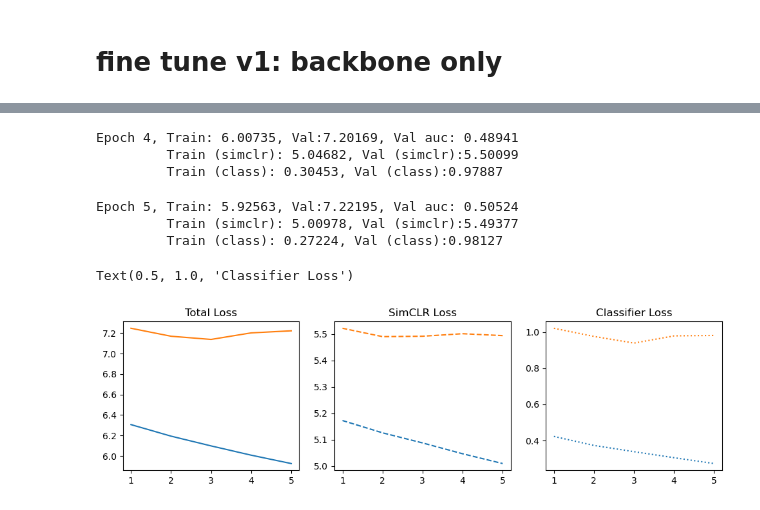
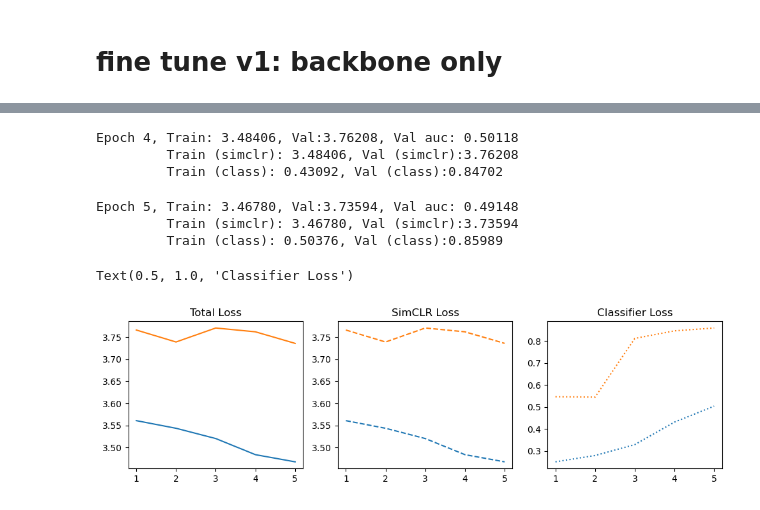
Before and after one commit to chreissel/phlab-neurips25, a Jupyter notebook: experiments/cifar10/cifar10.ipynb, the cells around one changed output, grey strips where cells are left out. Drawn from its saved outputs; the diff is of its cells as text; code cells hidden in the pictures.

```diff
--- a/experiments/cifar10/cifar10.ipynb
+++ b/experiments/cifar10/cifar10.ipynb
@@ -239,22 +247,32 @@ tuner = SimCLRModel.load_from_checkpoint(CHECKPOINT)
 # %%
-cifar = CIFAR10Dataset("resnet50",num_workers=2,batch_size=1024)
+EXCLUDE_CLASSES = [9]
+
+cifar = CIFAR10Dataset("resnet50",exclude_classes=EXCLUDE_CLASSES,num_workers=2,batch_size=1024)
 cifar_train_dataset = cifar.train_dataset
 cifar_test_dataset = cifar.test_dataset
 
 cifar5m_preds = np.load("cifar5m_classifierPreds_hueJitterNeg0p1_file0.npy")
+cifar5m_probs = F.softmax(torch.tensor(cifar5m_preds),dim=1).numpy()
 hue_transform = v2.ColorJitter(hue=(-0.2,-0.2))
-cifar5m_full = CIFAR5MDataset("resnet50",[0],[(None,None)],grayscale=False,custom_pre_transforms=[hue_transform])
+cifar5m_full = CIFAR5MDataset("resnet50",[0],[(None,None)],exclude_classes=EXCLUDE_CLASSES,
+                              grayscale=False,custom_pre_transforms=[hue_transform])
+# %%
+mask = np.isin(cifar5m_full.labels,EXCLUDE_CLASSES,invert=True)
+mask = mask & (np.argmax(cifar5m_probs,axis=1) != 9)
+cifar5m_full = cifar5m_full.subselection(mask)
+cifar5m_preds = cifar5m_preds[mask]
+cifar5m_probs = cifar5m_probs[mask]
 # %%
 nchunk = int(0.8 * len(cifar5m_preds))
 
 cifar5m_finetune_train = cifar5m_full.subset(None,nchunk)
 cifar5m_preds_train = cifar5m_preds[:nchunk]
-cifar5m_probs_train = F.softmax(torch.tensor(cifar5m_preds_train),dim=1).numpy()
+cifar5m_probs_train = cifar5m_probs[:nchunk]
 
 # limit to 10k test images for now
 cifar5m_finetune_test = cifar5m_full.subset(nchunk,nchunk+10_000)
 cifar5m_preds_test = cifar5m_preds[nchunk:nchunk+10_000]
-cifar5m_probs_test = F.softmax(torch.tensor(cifar5m_preds_test),dim=1).numpy()
+cifar5m_probs_test = cifar5m_probs[nchunk:nchunk+10_000]
 # %%
 # select fine-tuning events based on threshold on top class probability
 cut_threshold = 0.9 # threshold to cut on for training subsample; assigned class prob must be > threshold
@@ -266,7 +284,7 @@ cifar5m_probs_train = cifar5m_probs_train[cut_topProbs]
 
 # choose a subsample of size Ntrain (50k for now so it's the same size as CIFAR10)
 # balance the subsample to have equal label proportions
-Ntrain = 50_0000
+Ntrain = 50_000
 classes = sorted(list(set(cifar5m_finetune_train.labels)))
 n_class = len(classes)
 counts_per_class = [np.count_nonzero(cifar5m_finetune_train.labels == c) for c in classes]
@@ -354,7 +374,7 @@ from models.losses import SupervisedSimCLRLoss
 num_epoch = 5
 patience_thresh = 5
 criterion = SupervisedSimCLRLoss(temperature=0.5)
-optimizer = torch.optim.AdamW(list(tuner.parameters())+list(domain_classifier.parameters()),lr=5e-4)
+optimizer = torch.optim.AdamW(tuner.parameters(),lr=5e-4)
 #scheduler = torch.optim.lr_scheduler.CosineAnnealingLR(optimizer,T_max=num_epoch,eta_min=1e-5)
 
 best_state = None
@@ -369,14 +389,14 @@ val_simclr_losses = []
 val_class_losses = []
 
 train_loader = DataLoader(dutils.ConcatWithLabels([cifar_train_dataset,cifar5m_finetune_train],[0,1]),
-                          batch_size=512,shuffle=True,num_workers=2,drop_last=True)
+                          batch_size=128,shuffle=True,num_workers=2,drop_last=True)
 val_loader = DataLoader(dutils.ConcatWithLabels([cifar_test_dataset,cifar5m_finetune_test],[0,1]),
-                        batch_size=512,shuffle=True,num_workers=2,drop_last=True)
+                        batch_size=128,shuffle=True,num_workers=2,drop_last=True)
 
 
 tuner = tuner.train()
 #pbar = tqdm(range(num_epoch),position=0,leave=True)
-lambda_class = 1.0
+lambda_class = 0.0
 lambda_domain = 1.0
 for i in range(num_epoch):
     losses = []
@@ -385,24 +405,30 @@ for i in range(num_epoch):
     for batch in tqdm(train_loader):
         x,dset_label = batch
         x,labels = x
+
         h = tuner.encoder(x.to(device))
         preds = tuner.classifier(h)
         domain_preds = domain_classifier(h)
+        z = tuner.projector(h)
+        z = F.normalize(z,dim=1).unsqueeze(1) # normalize the projection for simclr loss
+
         domain_labels = (dset_label==1).float().to(device).unsqueeze(1)
         pos_mask = (labels.unsqueeze(1) == labels.unsqueeze(1).T).to(device) & (domain_labels == domain_labels.T)
-        z = tuner.projector(h)
-        z = F.normalize(z,dim=1).unsqueeze(1) # normalize the projection for simclr loss
-        #loss_simclr = criterion(z, labels=labels)
-        loss_simclr = criterion(z, mask=pos_mask)
-        #loss_class = F.binary_cross_entropy_with_logits(preds,domain_labels)
+
+        loss_simclr = criterion(z, labels=labels)
+        #loss_simclr = criterion(z, mask=pos_mask)
         loss_class = F.cross_entropy(preds,labels.to(device))
-        loss_domain = F.binary_cross_entropy_with_logits(domain_preds,domain_labels)
-        loss = loss_simclr + lambda_class*loss_class + lambda_domain*loss_domain
+        #loss_domain = F.binary_cross_entropy_with_logits(domain_preds,domain_labels)
+
+        #loss = loss_simclr + lambda_class*loss_class + lambda_domain*loss_domain
+        loss = loss_simclr + lambda_class*loss_class
         #loss = loss_simclr
         #loss = loss_class
+
         optimizer.zero_grad()
         loss.backward()
         optimizer.step()
+
         losses.append(loss.item())
         losses_simclr.append(loss_simclr.item())
         losses_class.append(loss_class.item())
@@ -421,18 +447,22 @@ for i in range(num_epoch):
             h = tuner.encoder(x.to(device))
             preds = tuner.classifier(h)
             domain_preds = domain_classifier(h)
+            z = tuner.projector(h)
+            z = F.normalize(z,dim=1).unsqueeze(1) # normalize the projection for simclr loss
+
             domain_labels = (dset_label==1).float().to(device).unsqueeze(1)
             pos_mask = (labels.unsqueeze(1) == labels.unsqueeze(1).T).to(device) & (domain_labels == domain_labels.T)
-            z = tuner.projector(h)
-            z = F.normalize(z,dim=1).unsqueeze(1) # normalize the projection for simclr loss
-            #loss_simclr = criterion(z, labels=labels)
-            loss_simclr = criterion(z, mask=pos_mask)
-            #loss_class = F.binary_cross_entropy_with_logits(preds,domain_labels)
+
+            loss_simclr = criterion(z, labels=labels)
+            #loss_simclr = criterion(z, mask=pos_mask)
             loss_class = F.cross_entropy(preds,labels.to(device))
             loss_domain = F.binary_cross_entropy_with_logits(domain_preds,domain_labels)
-            loss = loss_simclr + lambda_class*loss_class + lambda_domain*loss_domain
+
+            #loss = loss_simclr + lambda_class*loss_class + lambda_domain*loss_domain
+            loss = loss_simclr + lambda_class*loss_class
             #loss = loss_simclr
             #loss = loss_class
+
             losses.append(loss.item())
             losses_simclr.append(loss_simclr.item())
             losses_class.append(loss_class.item())
@@ -491,11 +521,11 @@ Epoch 3, Train: 6.09790, Val:7.13790, Val auc: 0.48266
-Epoch 4, Train: 6.00735, Val:7.20169, Val auc: 0.48941
-         Train (simclr): 5.04682, Val (simclr):5.50099
-         Train (class): 0.30453, Val (class):0.97887
+Epoch 4, Train: 3.48406, Val:3.76208, Val auc: 0.50118
+         Train (simclr): 3.48406, Val (simclr):3.76208
+         Train (class): 0.43092, Val (class):0.84702
-Epoch 5, Train: 5.92563, Val:7.22195, Val auc: 0.50524
-         Train (simclr): 5.00978, Val (simclr):5.49377
-         Train (class): 0.27224, Val (class):0.98127
+Epoch 5, Train: 3.46780, Val:3.73594, Val auc: 0.49148
+         Train (simclr): 3.46780, Val (simclr):3.73594
+         Train (class): 0.50376, Val (class):0.85989
 Text(0.5, 1.0, 'Classifier Loss')
-[figure, old version]
+[figure, new version]
 # %%
 tuner.load_state_dict(best_state)
 tuner = tuner.eval()
```
Also changed, not shown: parts of 21 cells of this notebook, 6 other files.
